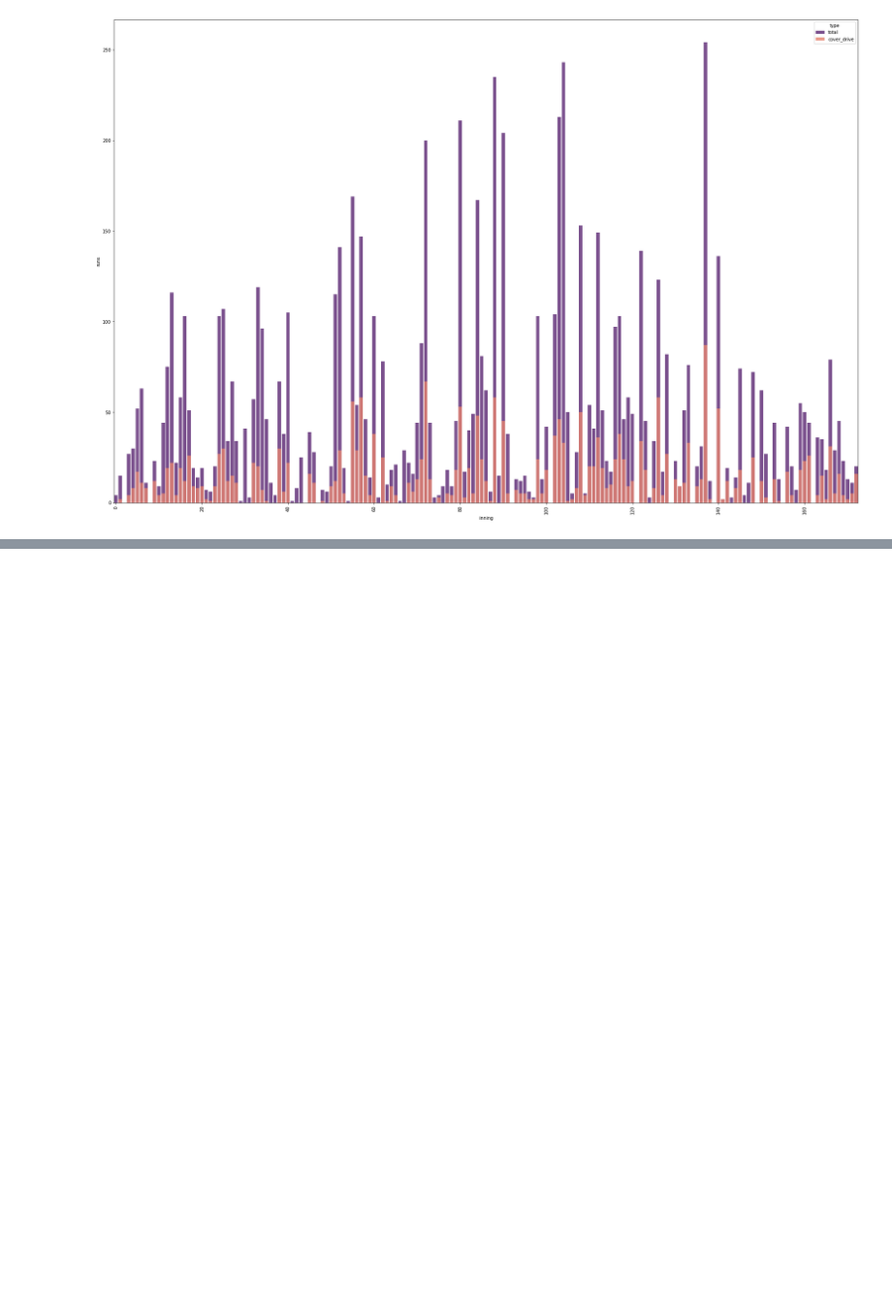
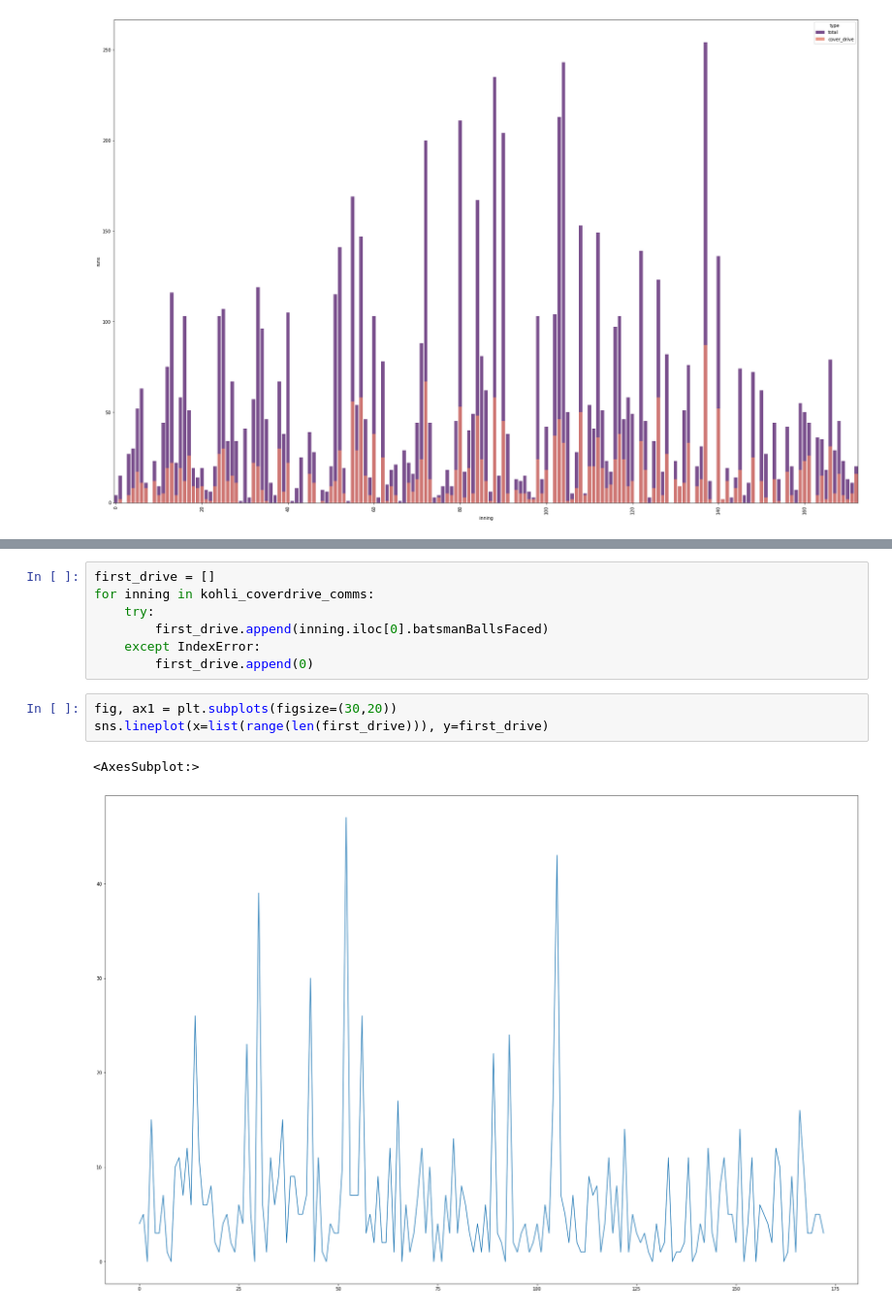
Before and after one commit to abhiramjoshi/cricket_analytics, a Jupyter notebook: codebase/Kohli/comparing_shots.ipynb, the cells around one changed output, grey strips where cells are left out. Shown at 97% size. Saved outputs shown, nothing was run; the diff lists cells and outputs as text; blank space fills up the shorter version.

```diff
--- a/codebase/Kohli/comparing_shots.ipynb
+++ b/codebase/Kohli/comparing_shots.ipynb
@@ -839,0 +912,13 @@ ax1.margins(x=0)
+# %%
+first_drive = []
+for inning in kohli_coverdrive_comms:
+    try:
+        first_drive.append(inning.iloc[0].batsmanBallsFaced)
+    except IndexError:
+        first_drive.append(0)
+# %%
+fig, ax1 = plt.subplots(figsize=(30,20))
+sns.lineplot(x=list(range(len(first_drive))), y=first_drive)
+# %% [output]
+<AxesSubplot:>
+[figure, added]
```
Also changed, not shown: parts of 14 cells of this notebook, 2 other files.
